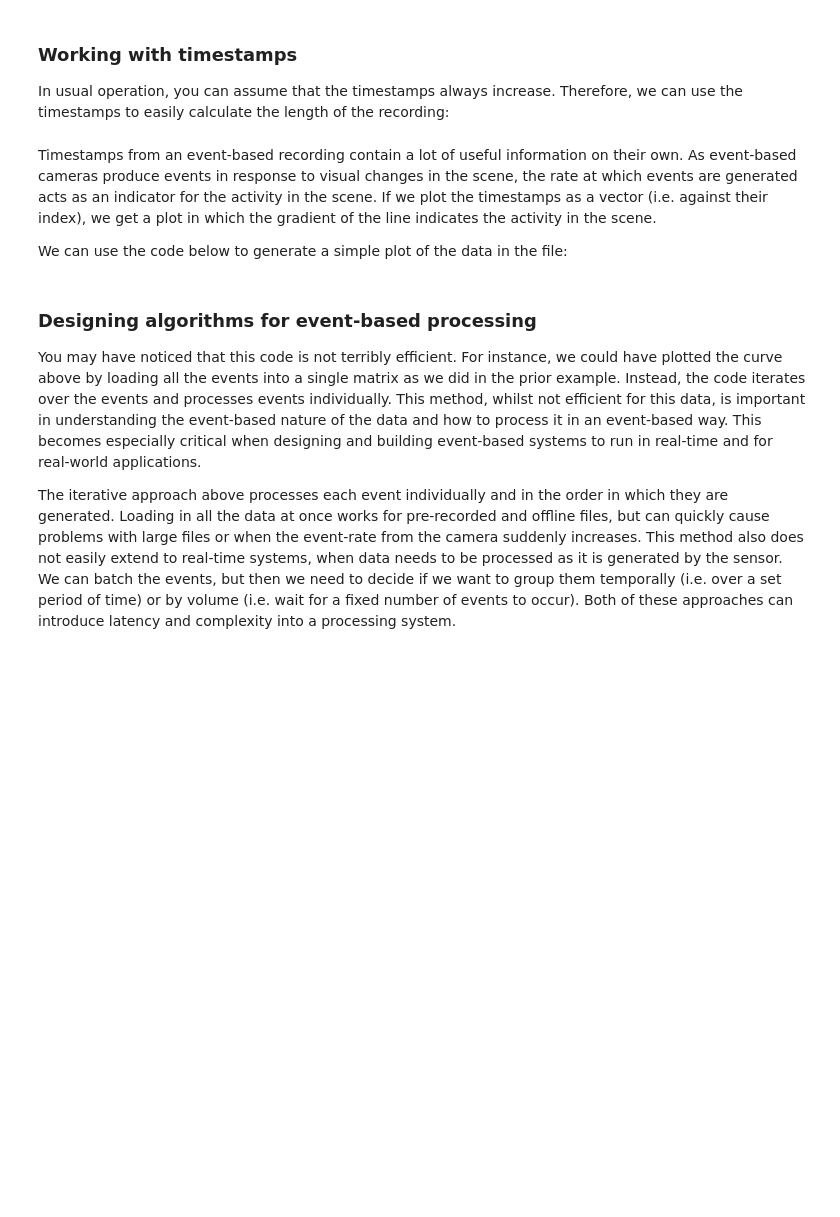
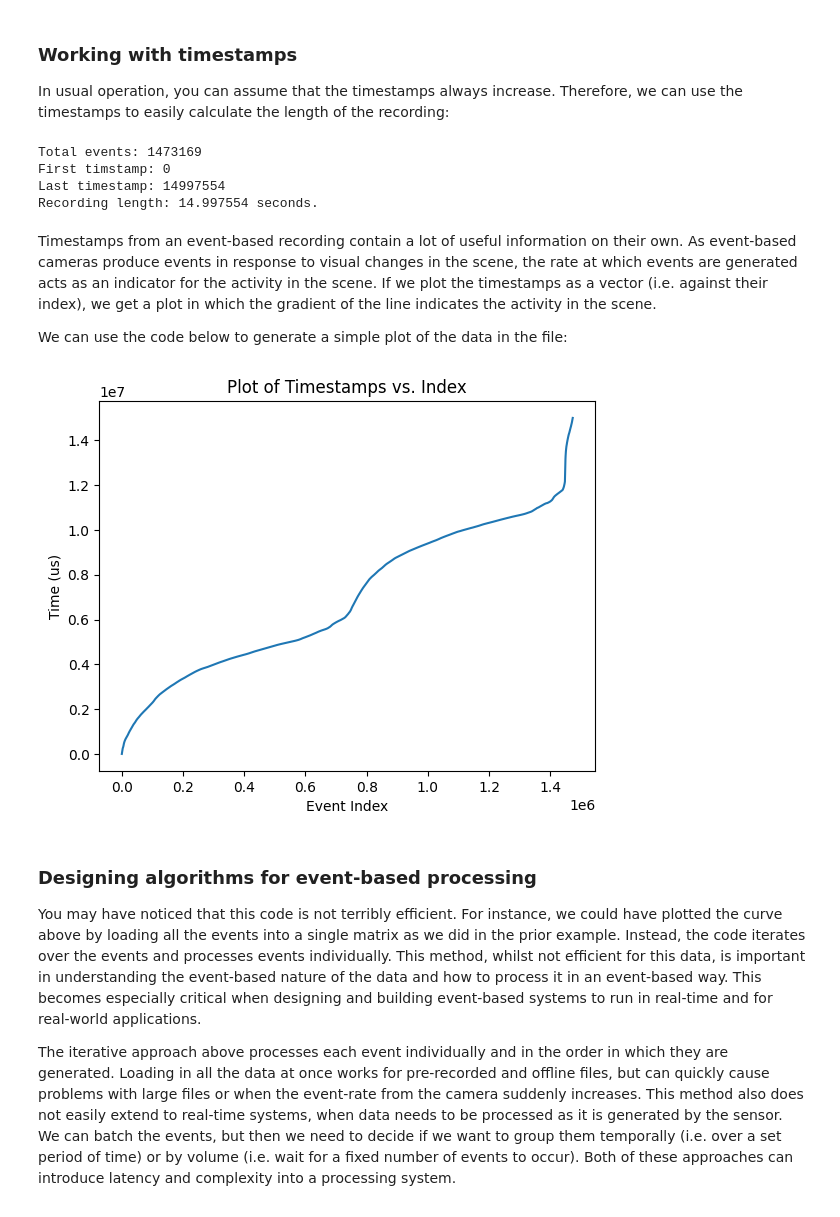
Before and after one commit to gcohen/AMOS-Short-Course, a Jupyter notebook: Tutorial1.ipynb, the cells around one changed output. Saved outputs shown, nothing was run; the diff lists cells and outputs as text; code cells hidden in the pictures; blank space fills up the shorter version.

```diff
--- a/Tutorial1.ipynb
+++ b/Tutorial1.ipynb
@@ -128,7 +147,7 @@ In usual operation, you can assume that the timestamps always increase. Therefor
 import event_stream
 import numpy
 
-decoder = event_stream.Decoder("Data/WSU/two_horses.es")
+decoder = event_stream.Decoder("two_horses.es")
 
 # Read all the events into one large matrix
 events = numpy.concatenate([packet for packet in decoder])
@@ -139,6 +158,11 @@ print(f"Last timestamp: {events[-1]['t']}")
 
 duration = events[-1]['t'] - events[0]['t']
 print(f"Recording length: {duration / 1e6} seconds.")
+# %% [output]
+Total events: 1473169
+First timstamp: 0
+Last timestamp: 14997554
+Recording length: 14.997554 seconds.
 # %% [markdown]
 Timestamps from an event-based recording contain a lot of useful information on their own. As event-based cameras produce events in response to visual changes in the scene, the rate at which events are generated acts as an indicator for the activity in the scene. If we plot the timestamps as a vector (i.e. against their index), we get a plot in which the gradient of the line indicates the activity in the scene.
 
@@ -146,21 +170,23 @@ We can use the code below to generate a simple plot of the data in the file:
 # %%
 %matplotlib inline
 
 import event_stream
 import matplotlib.pyplot as plt
 
-decoder = event_stream.Decoder("Data/WSU/two_horses.es")
+decoder = event_stream.Decoder("two_horses.es")
 
 timestamps = []
 for packet in decoder:
     for t, x, y, p in packet:
         timestamps.append(t)
 
 plt.plot(timestamps)
 plt.xlabel("Event Index")
 plt.ylabel("Time (us)")
 plt.title("Plot of Timestamps vs. Index")
 plt.show()
+# %% [output]
+[figure, added]
 # %% [markdown]
 ### Designing algorithms for event-based processing
 
```
Also changed, not shown: parts of 10 cells of this notebook.
